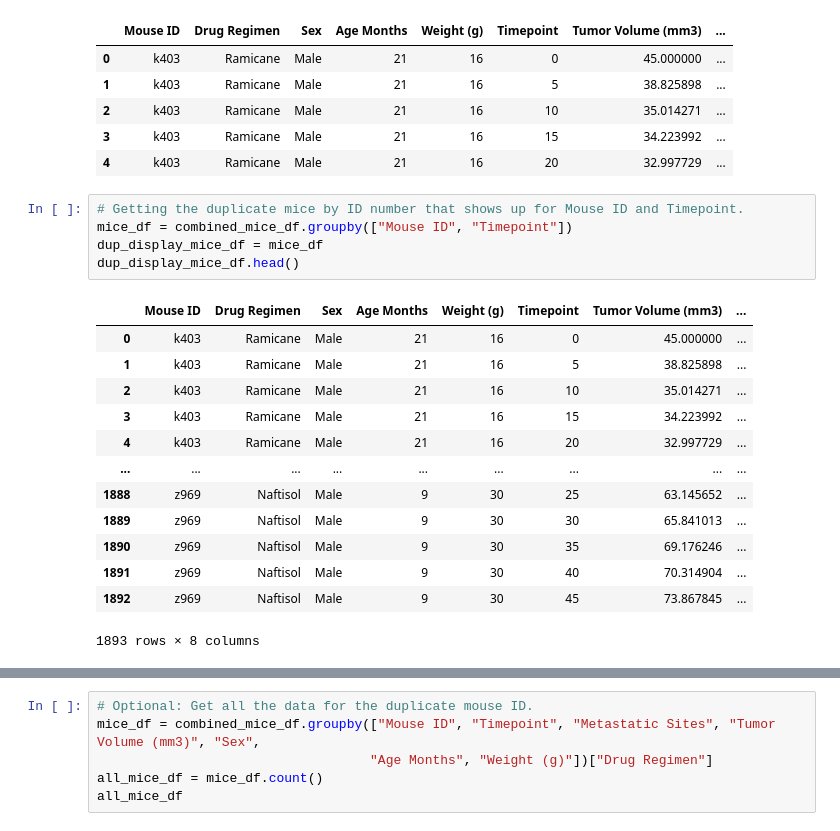
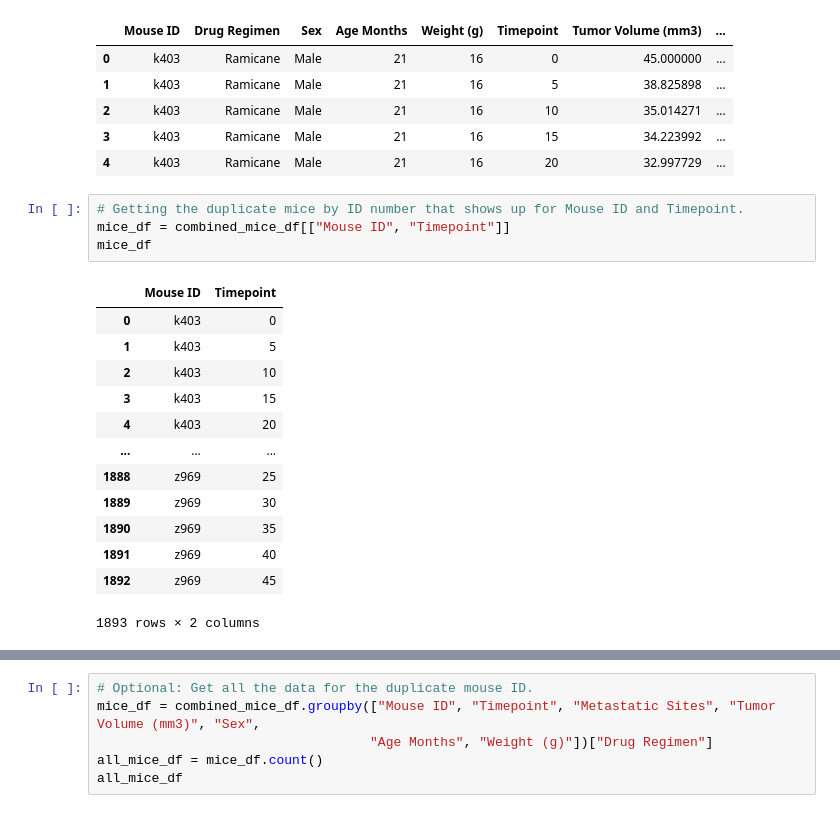
Before and after one commit to kvereda/Matplotlib-challenge, a Jupyter notebook: pymaceuticals_starter.ipynb, the cells around one changed output, grey strips where cells are left out. Saved outputs shown, nothing was run; the diff lists cells and outputs as text.

```diff
--- a/pymaceuticals_starter.ipynb
+++ b/pymaceuticals_starter.ipynb
@@ -44,20 +65,19 @@ combined_mice_df.head()
 | 4 | k403 | Ramicane | Male | 21 | 16 | 20 | 32.997729 | ... |
 # %%
 # Getting the duplicate mice by ID number that shows up for Mouse ID and Timepoint.
-mice_df = combined_mice_df.groupby(["Mouse ID", "Timepoint"])
-dup_display_mice_df = mice_df
-dup_display_mice_df.head()
+mice_df = combined_mice_df[["Mouse ID", "Timepoint"]]
+mice_df
 # %% [output]
-|  | Mouse ID | Drug Regimen | Sex | Age Months | Weight (g) | Timepoint | Tumor Volume (mm3) | ... |
-| 0 | k403 | Ramicane | Male | 21 | 16 | 0 | 45.000000 | ... |
-| 1 | k403 | Ramicane | Male | 21 | 16 | 5 | 38.825898 | ... |
-| 2 | k403 | Ramicane | Male | 21 | 16 | 10 | 35.014271 | ... |
-| 3 | k403 | Ramicane | Male | 21 | 16 | 15 | 34.223992 | ... |
-| 4 | k403 | Ramicane | Male | 21 | 16 | 20 | 32.997729 | ... |
-| ... | ... | ... | ... | ... | ... | ... | ... | ... |
-| 1888 | z969 | Naftisol | Male | 9 | 30 | 25 | 63.145652 | ... |
-| 1889 | z969 | Naftisol | Male | 9 | 30 | 30 | 65.841013 | ... |
-| 1890 | z969 | Naftisol | Male | 9 | 30 | 35 | 69.176246 | ... |
-| 1891 | z969 | Naftisol | Male | 9 | 30 | 40 | 70.314904 | ... |
-| 1892 | z969 | Naftisol | Male | 9 | 30 | 45 | 73.867845 | ... |
+|  | Mouse ID | Timepoint |
+| 0 | k403 | 0 |
+| 1 | k403 | 5 |
+| 2 | k403 | 10 |
+| 3 | k403 | 15 |
+| 4 | k403 | 20 |
+| ... | ... | ... |
+| 1888 | z969 | 25 |
+| 1889 | z969 | 30 |
+| 1890 | z969 | 35 |
+| 1891 | z969 | 40 |
+| 1892 | z969 | 45 |
-1893 rows × 8 columns
+1893 rows × 2 columns
```
Also changed, not shown: parts of 13 cells of this notebook.
